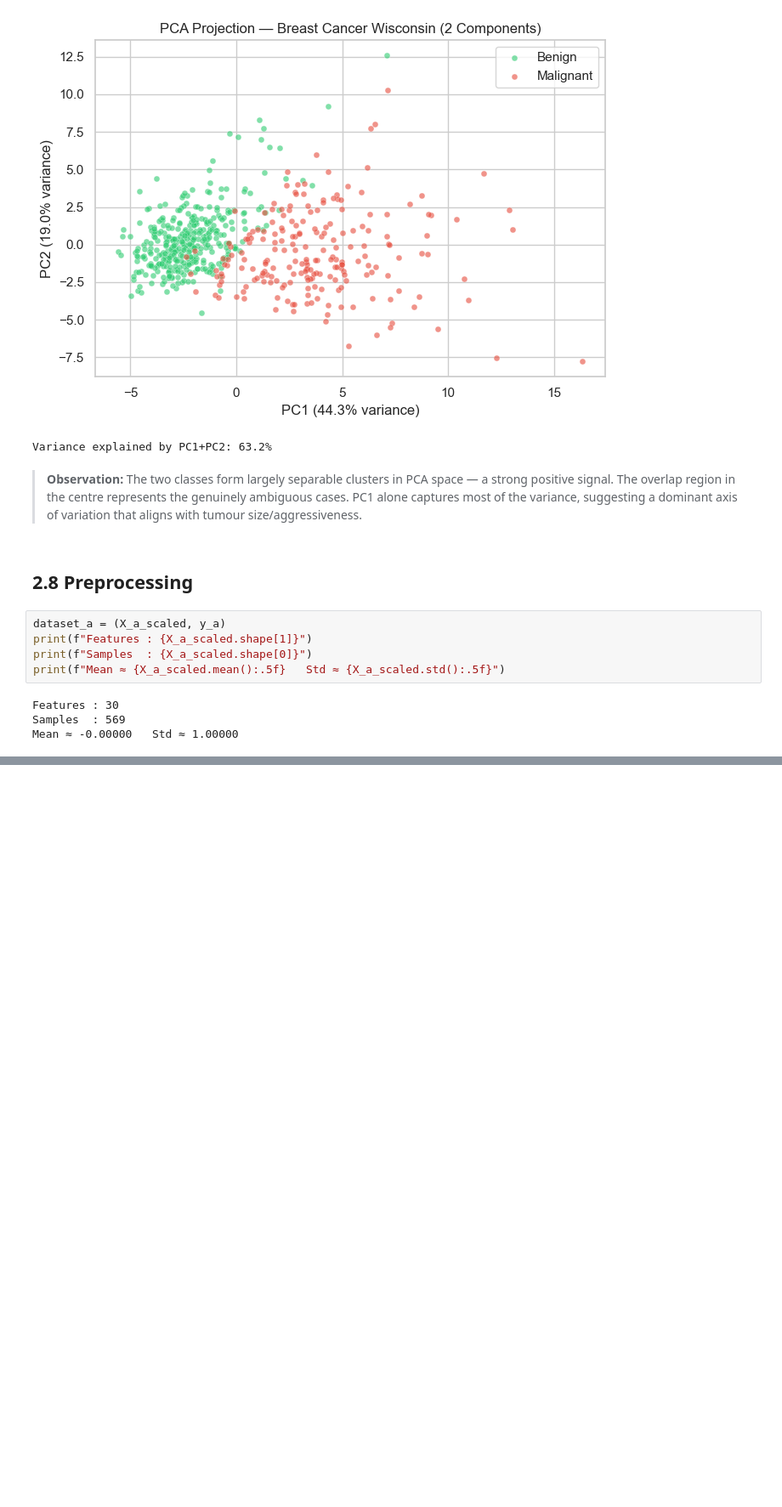
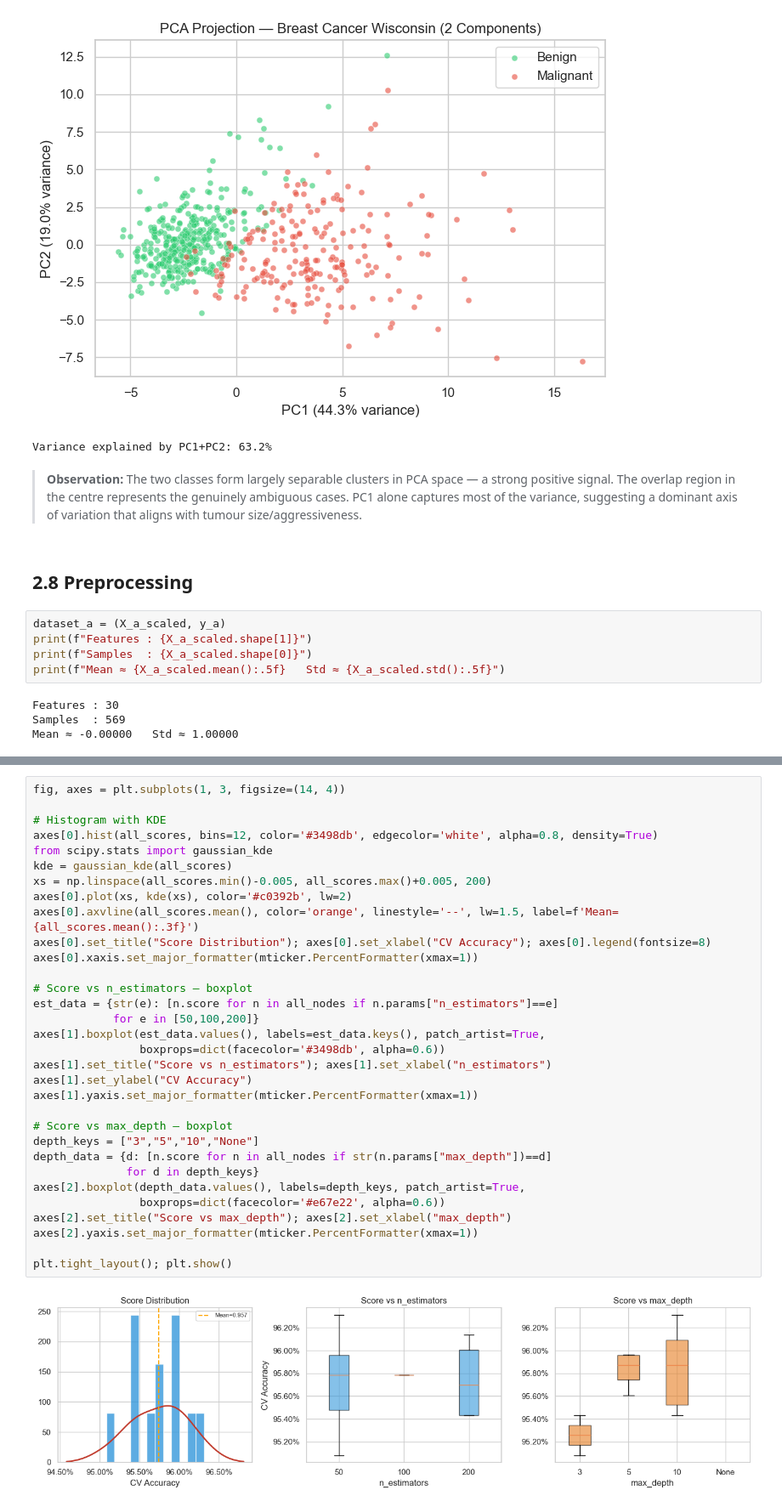
Before and after one commit to ArmanAhmed00/BST-Backed-Hyperparameter-Optimiser-with-Transfer-Analysis, a Jupyter notebook: capstone_project/notebook/capstone.ipynb, the cells around one changed output, grey strips where cells are left out. Shown at 85% size. Cells and saved outputs as stored; diff of their text form; blank space fills up the shorter version.

```diff
--- a/capstone_project/notebook/capstone.ipynb
+++ b/capstone_project/notebook/capstone.ipynb
@@ -283,0 +427,34 @@ Mean ≈ -0.00000   Std ≈ 1.00000
+# %%
+fig, axes = plt.subplots(1, 3, figsize=(14, 4))
+
+# Histogram with KDE
+axes[0].hist(all_scores, bins=12, color='#3498db', edgecolor='white', alpha=0.8, density=True)
+from scipy.stats import gaussian_kde
+kde = gaussian_kde(all_scores)
+xs = np.linspace(all_scores.min()-0.005, all_scores.max()+0.005, 200)
+axes[0].plot(xs, kde(xs), color='#c0392b', lw=2)
+axes[0].axvline(all_scores.mean(), color='orange', linestyle='--', lw=1.5, label=f'Mean={all_scores.mean():.3f}')
+axes[0].set_title("Score Distribution"); axes[0].set_xlabel("CV Accuracy"); axes[0].legend(fontsize=8)
+axes[0].xaxis.set_major_formatter(mticker.PercentFormatter(xmax=1))
+
+# Score vs n_estimators — boxplot
+est_data = {str(e): [n.score for n in all_nodes if n.params["n_estimators"]==e]
+            for e in [50,100,200]}
+axes[1].boxplot(est_data.values(), labels=est_data.keys(), patch_artist=True,
+                boxprops=dict(facecolor='#3498db', alpha=0.6))
+axes[1].set_title("Score vs n_estimators"); axes[1].set_xlabel("n_estimators")
+axes[1].set_ylabel("CV Accuracy")
+axes[1].yaxis.set_major_formatter(mticker.PercentFormatter(xmax=1))
+
+# Score vs max_depth — boxplot
+depth_keys = ["3","5","10","None"]
+depth_data = {d: [n.score for n in all_nodes if str(n.params["max_depth"])==d]
+              for d in depth_keys}
+axes[2].boxplot(depth_data.values(), labels=depth_keys, patch_artist=True,
+                boxprops=dict(facecolor='#e67e22', alpha=0.6))
+axes[2].set_title("Score vs max_depth"); axes[2].set_xlabel("max_depth")
+axes[2].yaxis.set_major_formatter(mticker.PercentFormatter(xmax=1))
+
+plt.tight_layout(); plt.show()
+# %% [output]
+[figure, added]
```
Also changed, not shown: parts of 23 cells of this notebook, 1 other file.
